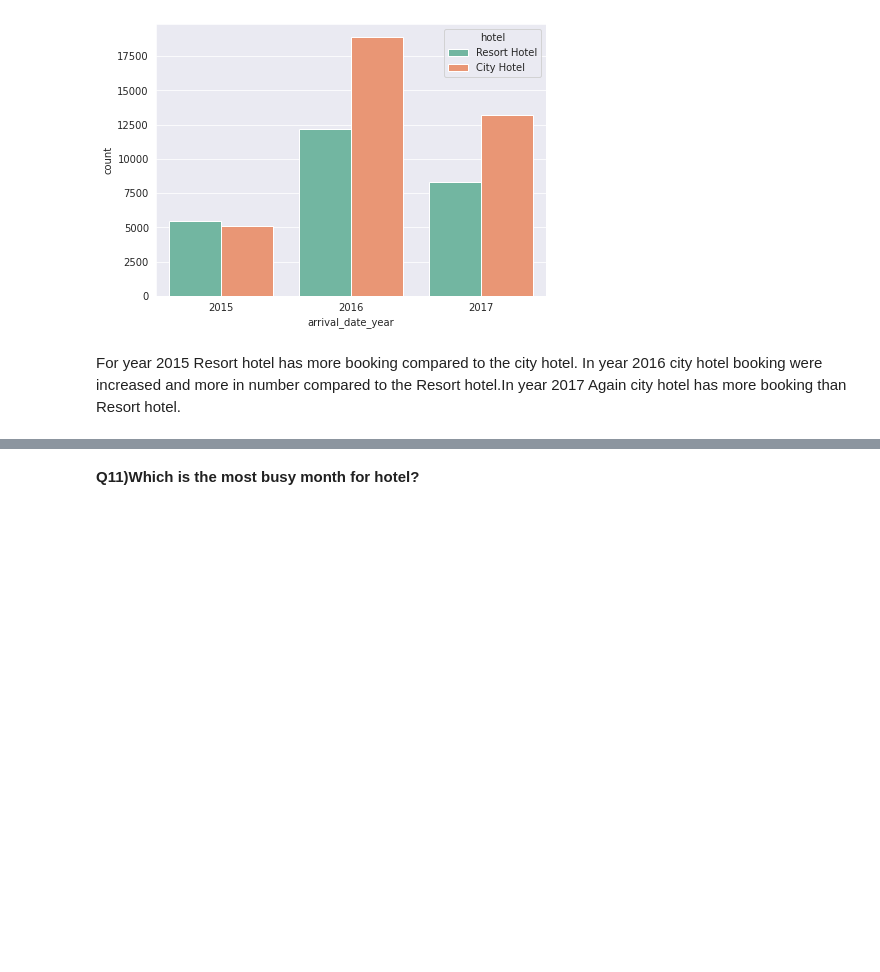
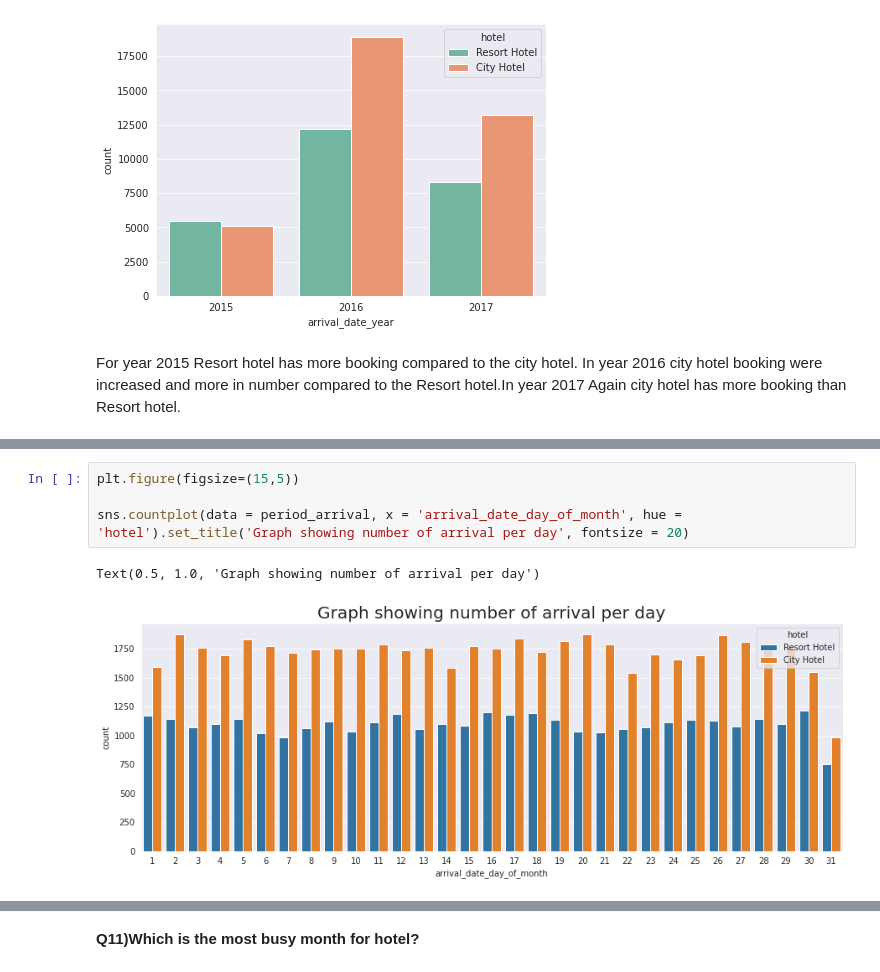
Before and after one commit to Raahulsi/Hotel-Booking-analysis, a Jupyter notebook: Hotel_Booking_Analysis_Capstone_Project1.ipynb, the cells around one changed output, grey strips where cells are left out. Saved outputs shown, nothing was run; the diff lists cells and outputs as text; blank space fills up the shorter version.

```diff
--- a/Hotel_Booking_Analysis_Capstone_Project1.ipynb
+++ b/Hotel_Booking_Analysis_Capstone_Project1.ipynb
@@ -631,0 +665,7 @@ For year 2015 Resort hotel has more booking compared to the city hotel. In year
+# %%
+plt.figure(figsize=(15,5))
+
+sns.countplot(data = period_arrival, x = 'arrival_date_day_of_month', hue = 'hotel').set_title('Graph showing number of arrival per day', fontsize = 20)
+# %% [output]
+Text(0.5, 1.0, 'Graph showing number of arrival per day')
+[figure, added]
```
Also changed, not shown: parts of 30 cells of this notebook.
